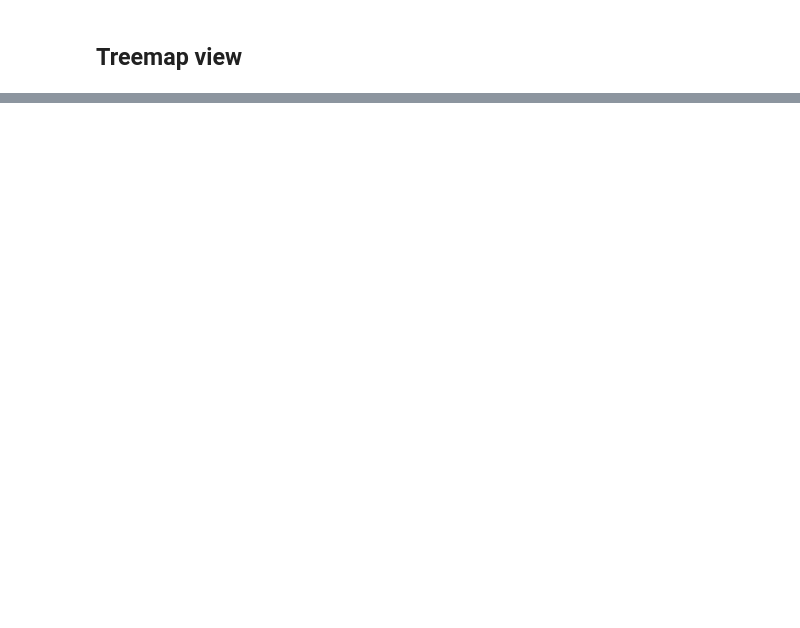
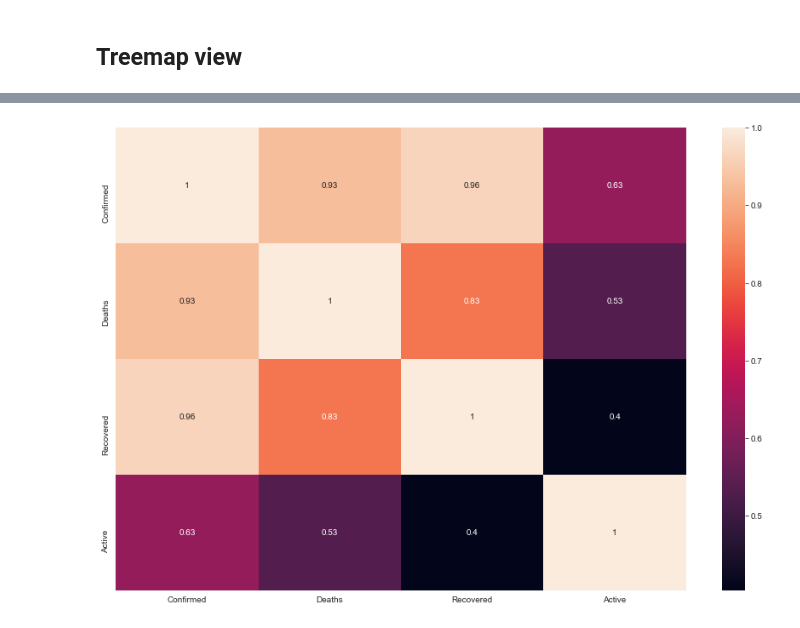
Before and after one commit to LakshmiAnush/covid-analysis, a Jupyter notebook: covid-outbreak.ipynb, the cells around one changed output, grey strips where cells are left out. Cells and saved outputs as stored; diff of their text form; code cells hidden in the pictures; blank space fills up the shorter version.

```diff
--- a/covid-outbreak.ipynb
+++ b/covid-outbreak.ipynb
@@ -337,0 +322,7 @@ interactive(children=(IntSlider(value=10, description='n', max=30, min=-10), Out
+# %%
+plt.figure(figsize=(15,10))
+sb.heatmap(sorted_country_drop.corr(), annot=True)
+
+plt.show()
+# %% [output]
+[figure, added]
```
Also changed, not shown: parts of 20 cells of this notebook.
